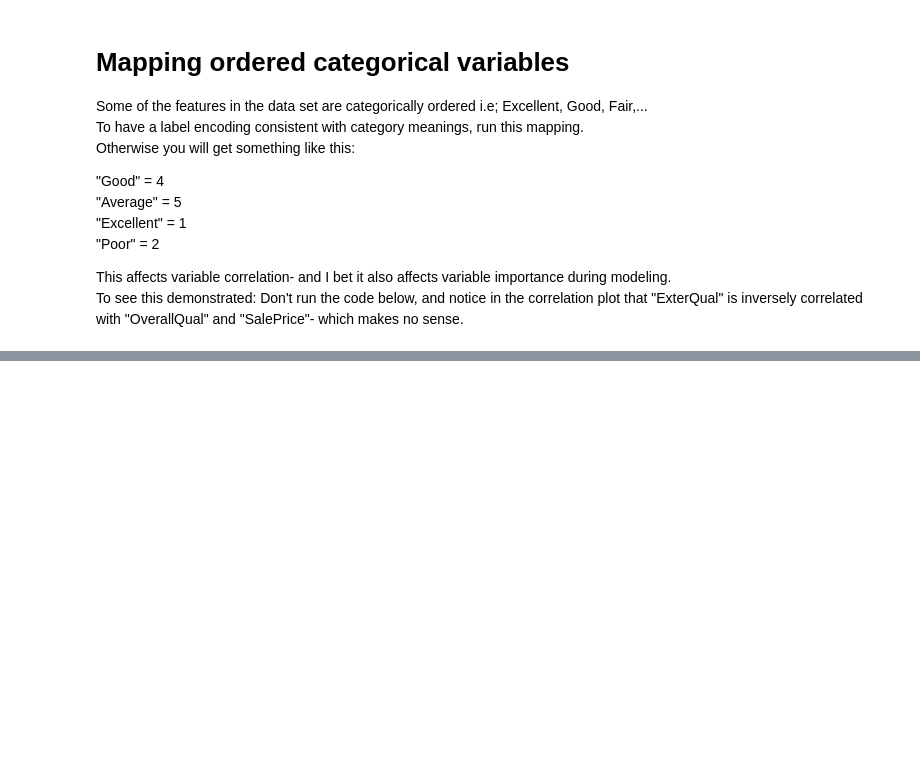
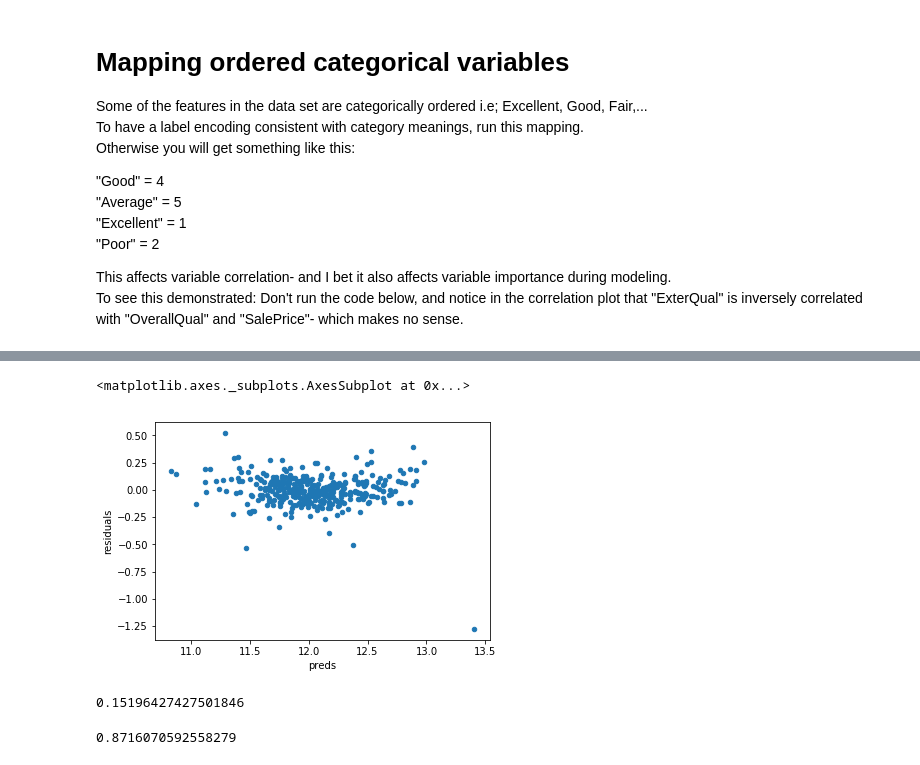
Before and after one commit to deanjgoldman/housing-ml, a Jupyter notebook: nbtools_and_EDA.ipynb, the cells around one changed output, grey strips where cells are left out. Cells and saved outputs as stored; diff of their text form; code cells hidden in the pictures; blank space fills up the shorter version.

```diff
--- a/nbtools_and_EDA.ipynb
+++ b/nbtools_and_EDA.ipynb
@@ -208,0 +306,6 @@ df_binary.head()
+# %%
+# Elastic Net CV
+
+elastic_net = ElasticNetCV(alphas=[.001])
+elastic_net.fit(X_train, y_train)
+train_test(elastic_net, X_train, X_test, y_train, y_test)
@@ -208,0 +325,17 @@ df_binary.head()
+# %%
+preds = pd.DataFrame({"preds":elastic_net.predict(X_test), "true":y_test})
+preds["residuals"] = preds["true"] - preds["preds"]
+preds.plot(x = "preds", y = "residuals",kind = "scatter")
+# %% [output]
+<matplotlib.axes._subplots.AxesSubplot at 0x...>
+[figure, added]
+# %%
+# Random Forest
+
+rf = RandomForestRegressor(n_estimators=200)
+rf.fit(X_train, y_train)
+print(rmse_cv(rf).mean())
+rf.score(X_test, y_test)
+# %% [output]
+0.15196427427501846
+0.8716070592558279
```
Also changed, not shown: parts of 28 cells of this notebook, 1 other file.
